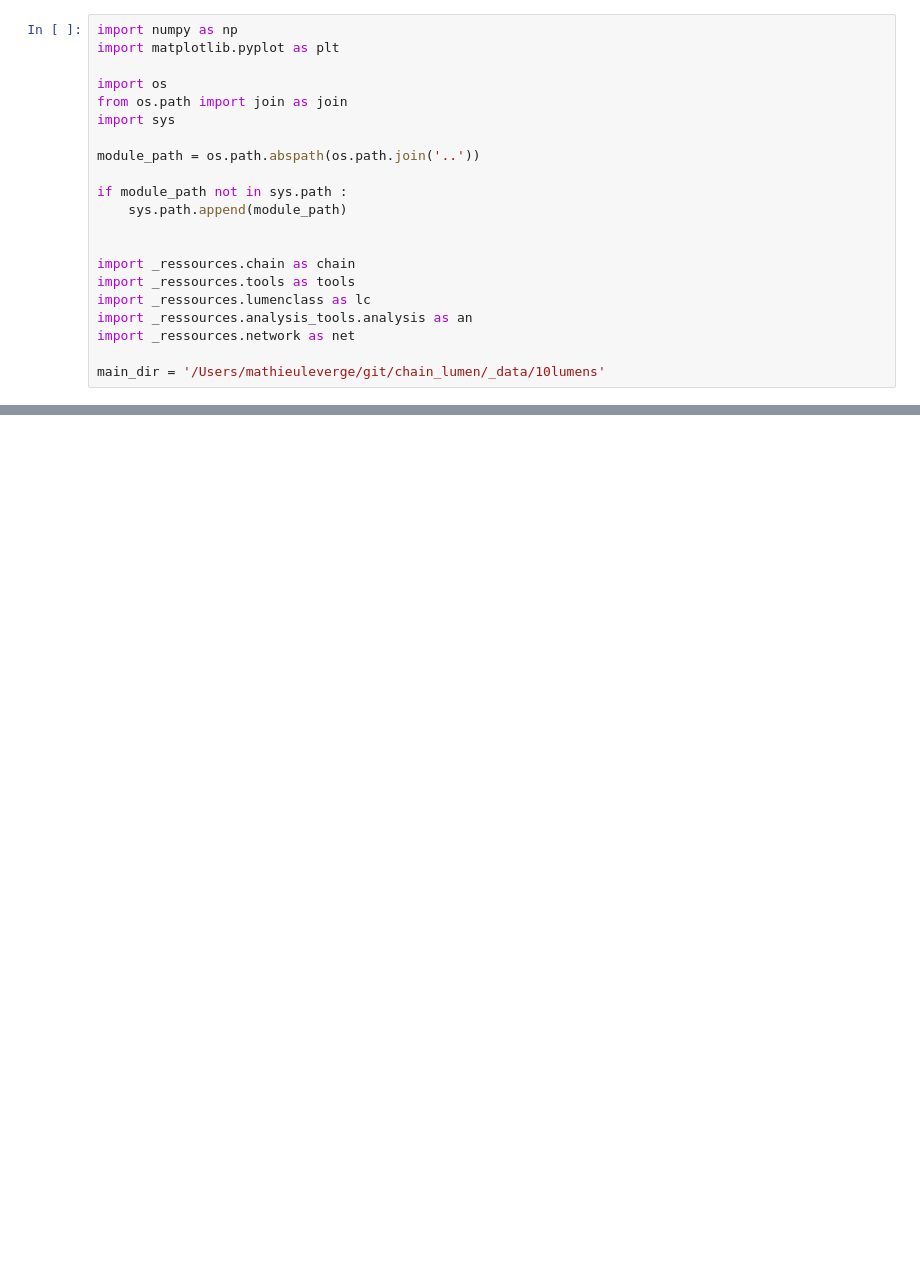
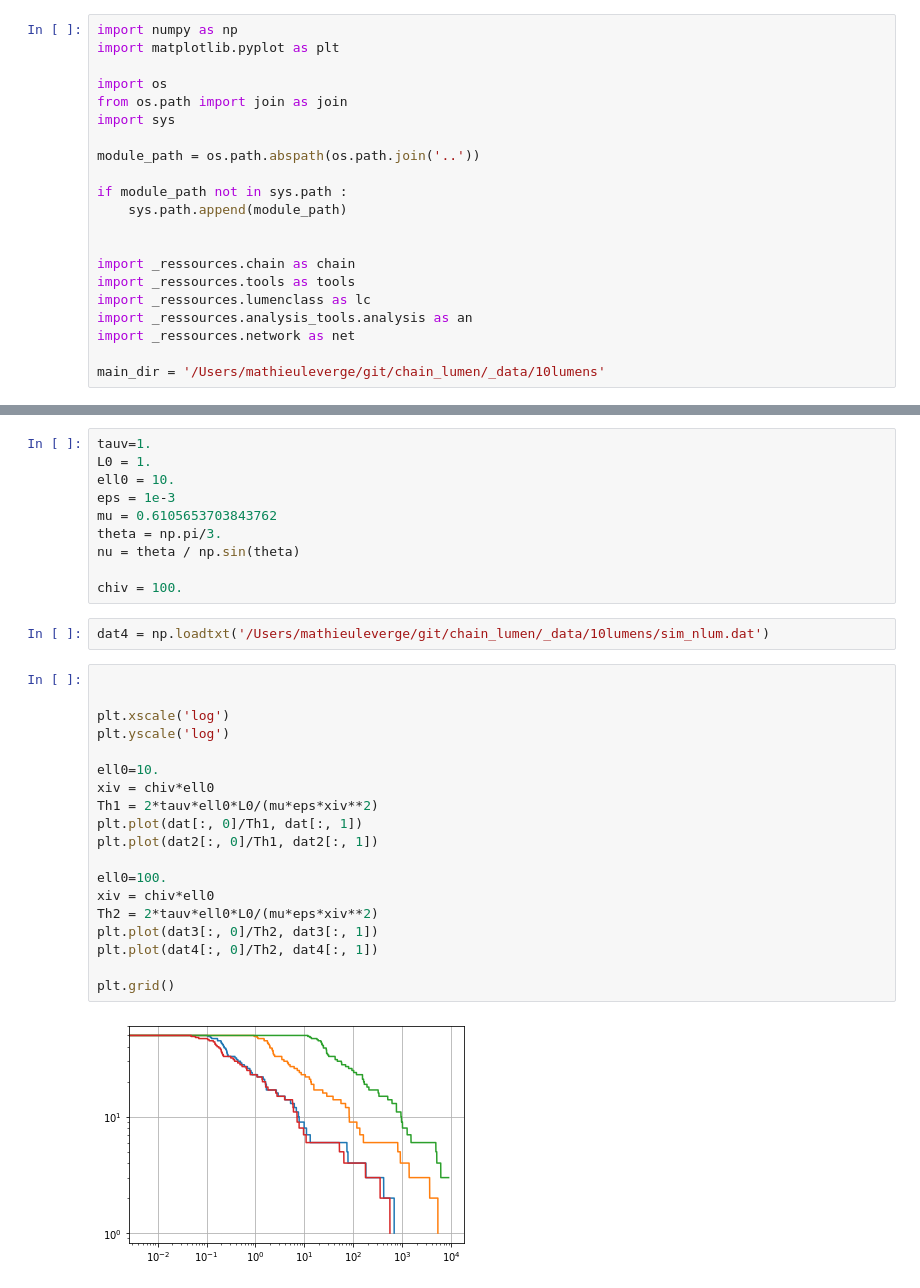
Before and after one commit to VirtualEmbryo/hydroosmotic_chain, a Jupyter notebook: _notebook/10lumens.ipynb, the cells around one changed output, grey strips where cells are left out. Cells and saved outputs as stored; diff of their text form; blank space fills up the shorter version.

```diff
--- a/_notebook/10lumens.ipynb
+++ b/_notebook/10lumens.ipynb
@@ -39,0 +100,33 @@ Import successful !
+# %%
+tauv=1.
+L0 = 1.
+ell0 = 10.
+eps = 1e-3
+mu = 0.6105653703843762
+theta = np.pi/3.
+nu = theta / np.sin(theta)
+
+chiv = 100.
+# %%
+dat4 = np.loadtxt('/Users/mathieuleverge/git/chain_lumen/_data/10lumens/sim_nlum.dat')
+# %%
+
+
+plt.xscale('log')
+plt.yscale('log')
+
+ell0=10.
+xiv = chiv*ell0
+Th1 = 2*tauv*ell0*L0/(mu*eps*xiv**2)
+plt.plot(dat[:, 0]/Th1, dat[:, 1])
+plt.plot(dat2[:, 0]/Th1, dat2[:, 1])
+
+ell0=100.
+xiv = chiv*ell0
+Th2 = 2*tauv*ell0*L0/(mu*eps*xiv**2)
+plt.plot(dat3[:, 0]/Th2, dat3[:, 1])
+plt.plot(dat4[:, 0]/Th2, dat4[:, 1])
+
+plt.grid()
+# %% [output]
+[figure, added]
```
Also changed, not shown: parts of 6 cells of this notebook, 17 other files.
